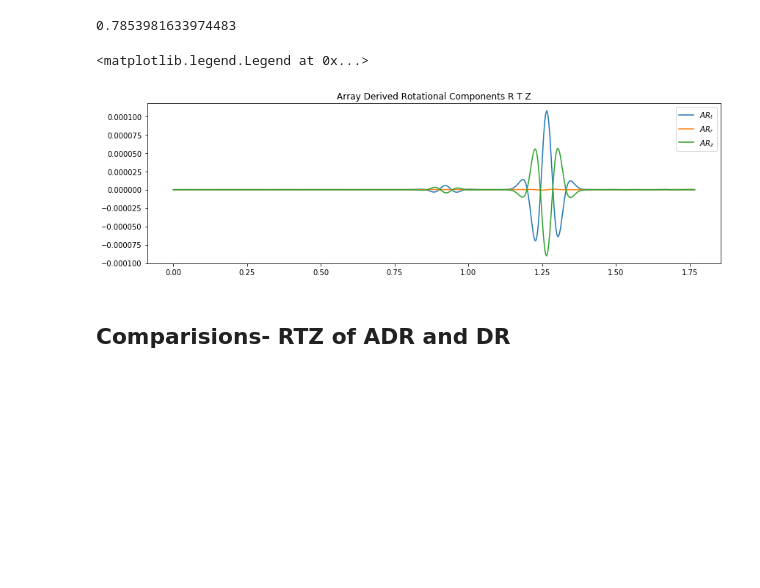
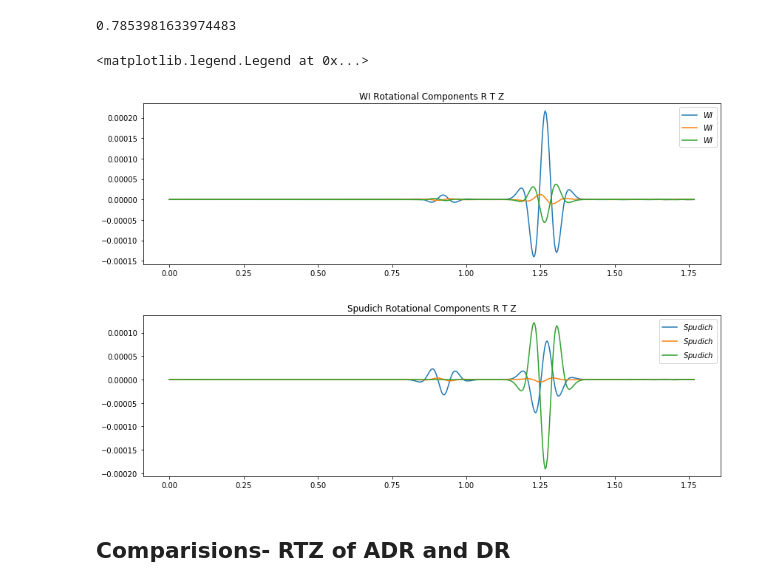
Before and after one commit to Anokhi1994/6C-Seismic-Observations, a Jupyter notebook: 5June.ipynb, the cells around one changed output. Cells and saved outputs as stored; diff of their text form; code cells hidden in the pictures; blank space fills up the shorter version.

```diff
--- a/5June.ipynb
+++ b/5June.ipynb
@@ -274,7 +274,7 @@ from obspy.taup import TauPyModel
 latC= 0# Latitude
 longC = 0# Longitude
 htC= 0 # Altitude
-Dist = 39.5 # in meters
+Dist = 20 # in meters
 #station = (2000, 2000)
 #print(station)
 #Centre_rec_5 = instaseis.Receiver(latitude=latC, longitude=longC, station="S5")
@@ -424,7 +424,7 @@ def distance(x1,y1):
     print(result)
     return result
 
-dist = 40   #correct 0.040 (0.2)   #40 (6)
+dist = 20   #correct 0.040 (0.2)   #40 (6)
 stNW_dist = distance(-dist,dist)  #  (-40, 40)
 stN_dist = distance(0,dist)
 stNE_dist = distance(dist,dist)
@@ -446,7 +446,7 @@ for r in range(len(R)):
     #print(R[r])
     #print(PhaseVelocity)
     w[r] = ((math.pi * freq * R[r] * (math.cos(theta[r])* math.pi/180))/PhaseVelocity)
-    Deno = w[r] + sigma;
+    Deno = abs(w[r]) + sigma;
     print(Deno)
     truncation_error[r] = 1/Deno
 
@@ -758,12 +776,15 @@ from math import pi
 #Manual Rotation
 
 
-ARot_X = np.array(seisrotv[1].data)
-ARot_Y = np.array(seisrotv[2].data)
-ARot_Z = np.array(seisrotv[0].data)
+WIRot_X = np.array(seisrotvWI[1].data)
+WIRot_Y = np.array(seisrotvWI[2].data)
+WIRot_Z = np.array(seisrotvWI[0].data)
+SpudRot_X = np.array(seisrotvSpud[1].data)
+SpudRot_Y = np.array(seisrotvSpud[2].data)
+SpudRot_Z = np.array(seisrotvSpud[0].data)
 
-
-Data_ARot = [ARot_X, ARot_Y, ARot_Z]
+Data_WIRot = [WIRot_X, WIRot_Y, WIRot_Z]
+Data_SpudRot = [SpudRot_X, SpudRot_Y, SpudRot_Z]
 
 
 
@@ -776,20 +797,30 @@ Rot_Mat = [[math.cos(angle), -math.sin(angle), 0],
           [0, 0, 1]]
 
 
-Transformed_Components_Array_Rotation = np.dot(Rot_Mat,Data_ARot)
+Transformed_Components_WI_Rotation = np.dot(Rot_Mat,Data_WIRot)
+Transformed_Components_Spud_Rotation = np.dot(Rot_Mat,Data_SpudRot)
 # %% [output]
 0.7853981633974483
 # %%
 fig = plt.figure(figsize=(14,4))
-plt.plot(seisrotv[0].times(), Transformed_Components_Array_Rotation[0,:], label='$AR_{t}$')
-plt.plot(seisrotv[1].times(), Transformed_Components_Array_Rotation[1,:], label='$AR_{r}$')
-plt.plot(seisrotv[2].times(), Transformed_Components_Array_Rotation[2,:], label='$AR_{z}$')
+plt.plot(seisrotvWI[0].times(), Transformed_Components_WI_Rotation[0,:], label='$WI$')
+plt.plot(seisrotvWI[1].times(), Transformed_Components_WI_Rotation[1,:], label='$WI$')
+plt.plot(seisrotvWI[2].times(), Transformed_Components_WI_Rotation[2,:], label='$WI$')
 
-plt.title('Array Derived Rotational Components R T Z')
+plt.title('WI Rotational Components R T Z')
 plt.legend()
+
+
+fig = plt.figure(figsize=(14,4))
+plt.plot(seisrotvSpud[0].times(), Transformed_Components_Spud_Rotation[0,:], label='$Spudich$')
+plt.plot(seisrotvSpud[1].times(), Transformed_Components_Spud_Rotation[1,:], label='$Spudich$')
+plt.plot(seisrotvSpud[2].times(), Transformed_Components_Spud_Rotation[2,:], label='$Spudich$')
+plt.title('Spudich Rotational Components R T Z')
+plt.legend()
 # %% [output]
 <matplotlib.legend.Legend at 0x...>
-[figure, old version]
+[figure, new version]
+[figure, added]
 # %% [markdown]
 ## Comparisions- RTZ of ADR and DR ##
 # %%
```
Also changed, not shown: parts of 10 cells of this notebook.
